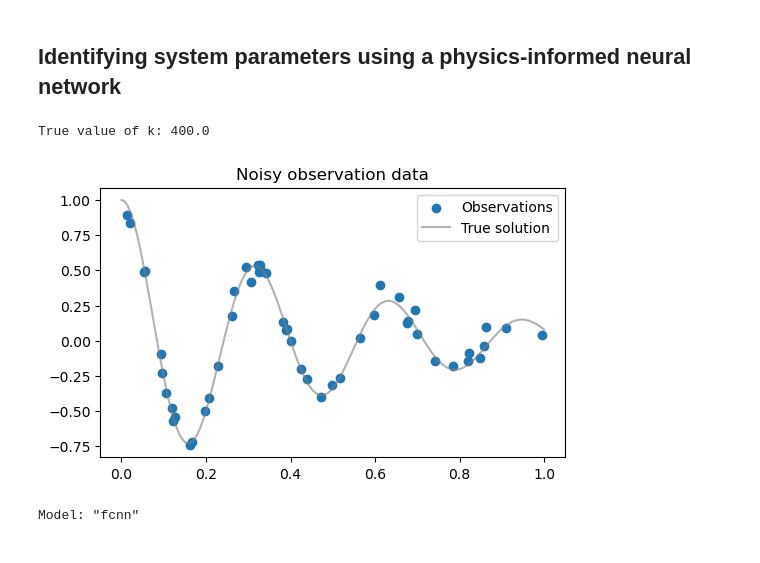
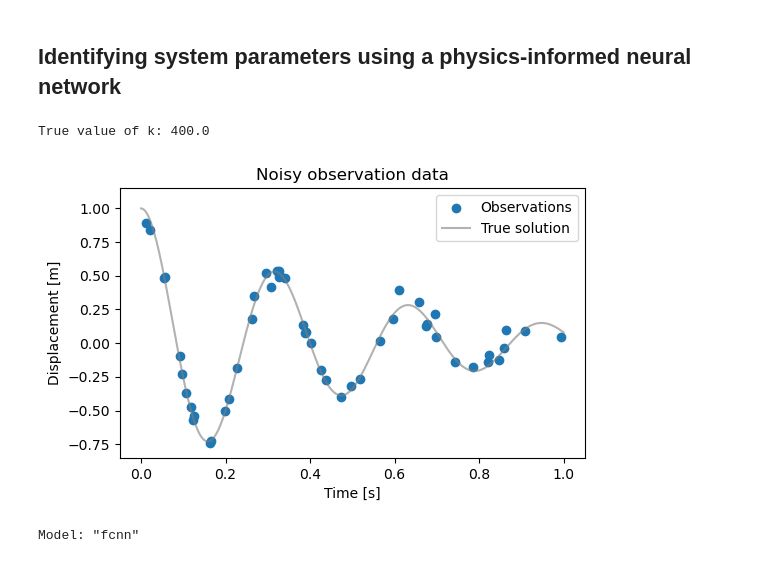
Before and after one commit to maalberg/pinn-care, a Jupyter notebook: pinn_play_ident.ipynb, the cells around one changed output. Saved outputs shown, nothing was run; the diff lists cells and outputs as text; code cells hidden in the pictures.

```diff
--- a/pinn_play_ident.ipynb
+++ b/pinn_play_ident.ipynb
@@ -33,33 +33,36 @@ def osc_true(d: tf.Tensor, w0: tf.Tensor, t: tf.Tensor) -> tf.Tensor:
 # %%
 # ---------------------------------------------------------------------------*/
 # - configure a harmonic oscillator
 
 d, w0 = tf.constant(2.), tf.constant(20.)
 print(f"True value of k: {w0**2}")
 
 # preset the random number generator to get reproducible results
 utils.preset_rng_tf(1024)
 
 # prepare random observation points with some amount of measurement noise
 t_obs = tf.random.uniform(shape=[50, 1])
 u_obs = osc_true(d, w0, t_obs) + 0.05*tf.random.normal(tf.shape(t_obs))
 
 # time points for testing
 t = tf.reshape(tf.linspace(0., 1., 300), shape=(-1, 1))
 
 # true harmonic oscillator response
 u_true = osc_true(d, w0, t)
 
 # plot observed system
 plt.figure(figsize=(6, 3.5))
 plt.title("Noisy observation data")
 plt.scatter(t_obs[:, 0], u_obs[:, 0], label="Observations")
 plt.plot(t[:, 0], u_true[:, 0], label="True solution", color="tab:grey", alpha=0.6)
+plt.xlabel('Time [s]')
+plt.ylabel('Displacement [m]')
+plt.ylim([-0.85, 1.15])
 plt.legend()
 plt.show()
 # %% [output]
 True value of k: 400.0
-[figure, old version]
+[figure, new version]
 # %%
 # ---------------------------------------------------------------------------*/
 # - neural network for identification
```
Also changed, not shown: parts of 2 cells of this notebook, 1 other file.
